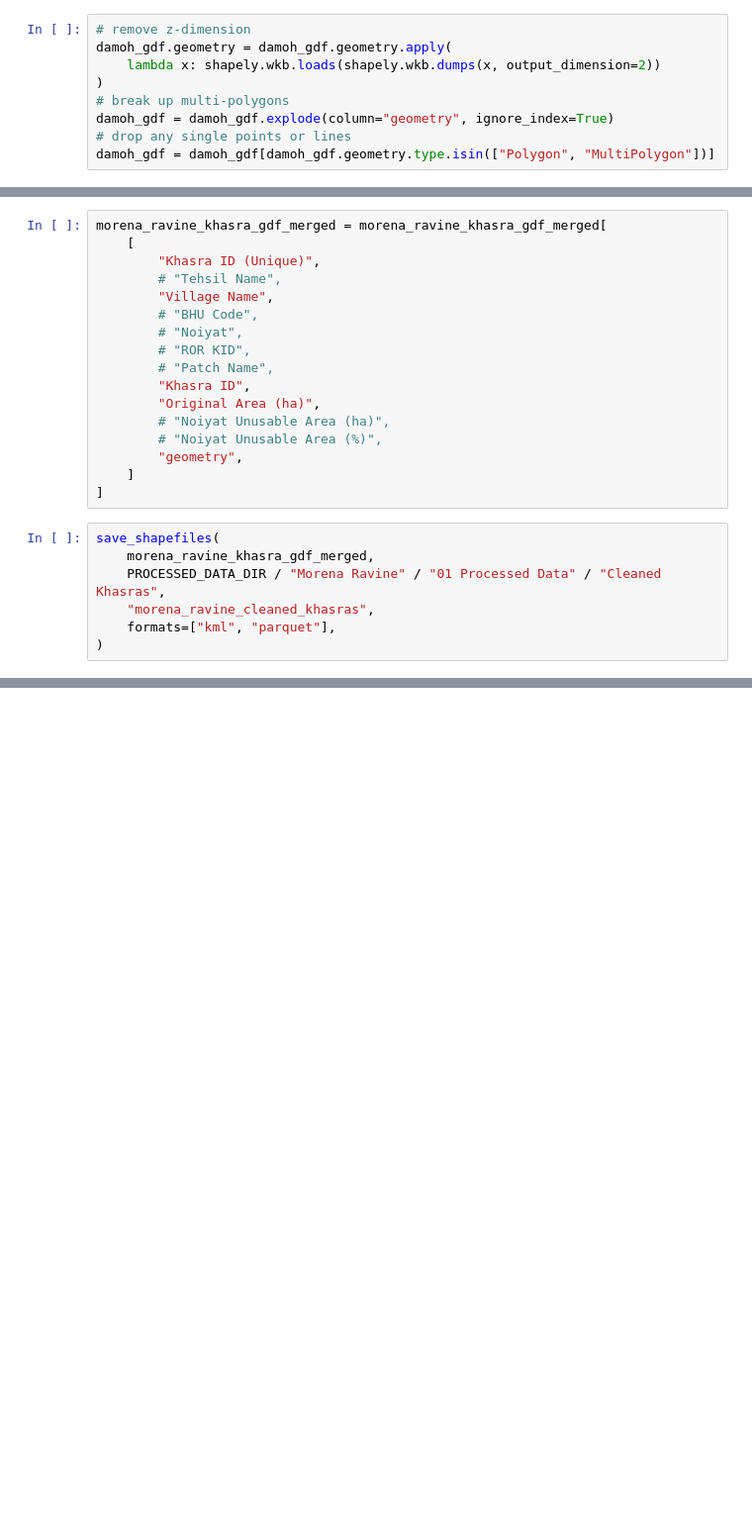
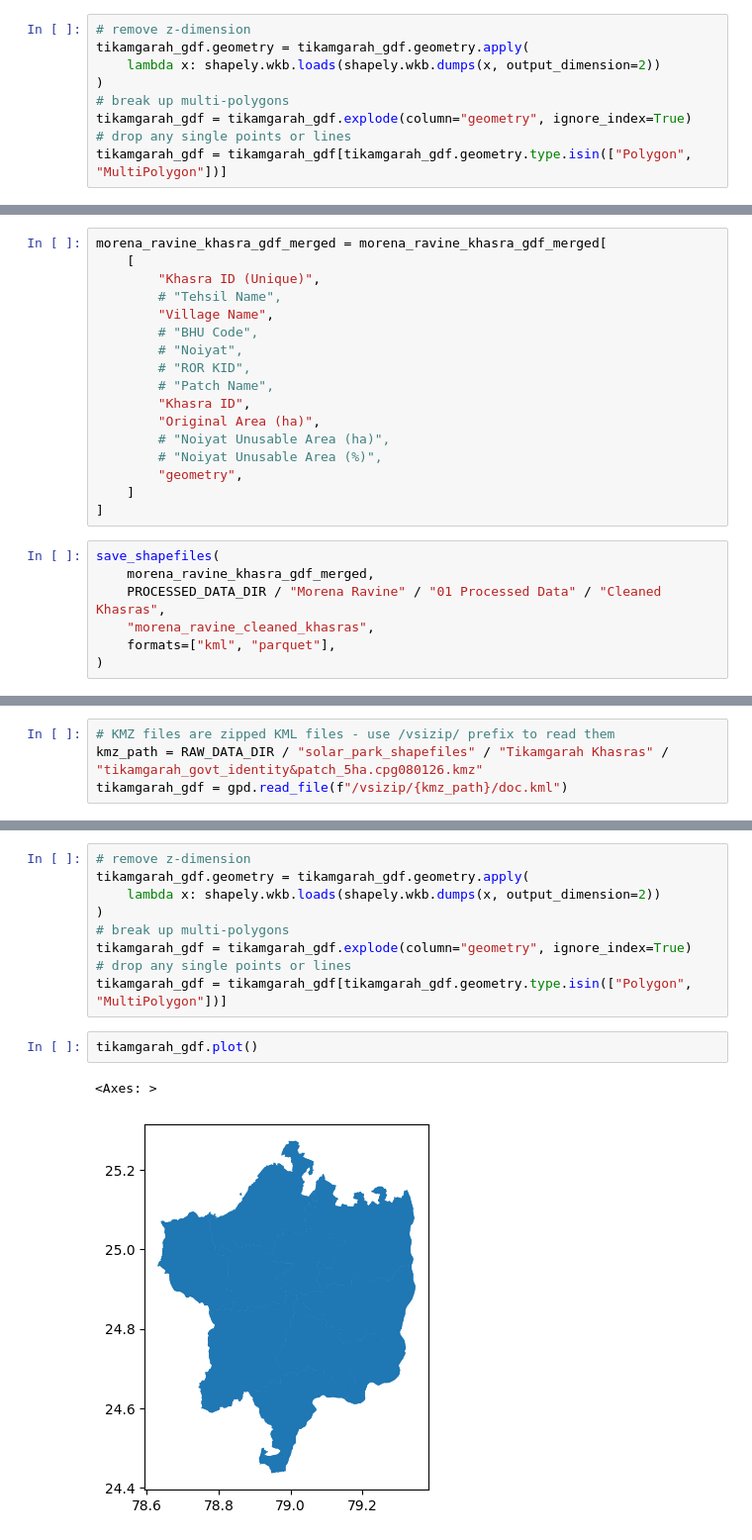
Before and after one commit to IDinsight/idinsight-solar-parks, a Jupyter notebook: notebooks/solar_parks_01_preprocessing.ipynb, the cells around one changed output, grey strips where cells are left out. Shown at 99% size. Cells and saved outputs as stored; diff of their text form; blank space fills up the shorter version.

Commit message:
add tikamgarah processing

```diff
--- a/notebooks/solar_parks_01_preprocessing.ipynb
+++ b/notebooks/solar_parks_01_preprocessing.ipynb
@@ -1037,13 +1037,13 @@ damoh_gdf
 5996 rows × 3 columns
 # %%
 # remove z-dimension
-damoh_gdf.geometry = damoh_gdf.geometry.apply(
+tikamgarah_gdf.geometry = tikamgarah_gdf.geometry.apply(
     lambda x: shapely.wkb.loads(shapely.wkb.dumps(x, output_dimension=2))
 )
 # break up multi-polygons
-damoh_gdf = damoh_gdf.explode(column="geometry", ignore_index=True)
+tikamgarah_gdf = tikamgarah_gdf.explode(column="geometry", ignore_index=True)
 # drop any single points or lines
-damoh_gdf = damoh_gdf[damoh_gdf.geometry.type.isin(["Polygon", "MultiPolygon"])]
+tikamgarah_gdf = tikamgarah_gdf[tikamgarah_gdf.geometry.type.isin(["Polygon", "MultiPolygon"])]
 # %%
 damoh_gdf.plot()
 # %% [output]
@@ -2012,0 +2017,4 @@ save_shapefiles(
+# %%
+# KMZ files are zipped KML files - use /vsizip/ prefix to read them
+kmz_path = RAW_DATA_DIR / "solar_park_shapefiles" / "Tikamgarah Khasras" / "tikamgarah_govt_identity&patch_5ha.cpg080126.kmz"
+tikamgarah_gdf = gpd.read_file(f"/vsizip/{kmz_path}/doc.kml")
@@ -2012,0 +2037,14 @@ save_shapefiles(
+# %%
+# remove z-dimension
+tikamgarah_gdf.geometry = tikamgarah_gdf.geometry.apply(
+    lambda x: shapely.wkb.loads(shapely.wkb.dumps(x, output_dimension=2))
+)
+# break up multi-polygons
+tikamgarah_gdf = tikamgarah_gdf.explode(column="geometry", ignore_index=True)
+# drop any single points or lines
+tikamgarah_gdf = tikamgarah_gdf[tikamgarah_gdf.geometry.type.isin(["Polygon", "MultiPolygon"])]
+# %%
+tikamgarah_gdf.plot()
+# %% [output]
+<Axes: >
+[figure, added]
```
Also changed, not shown: parts of 23 cells of this notebook.
